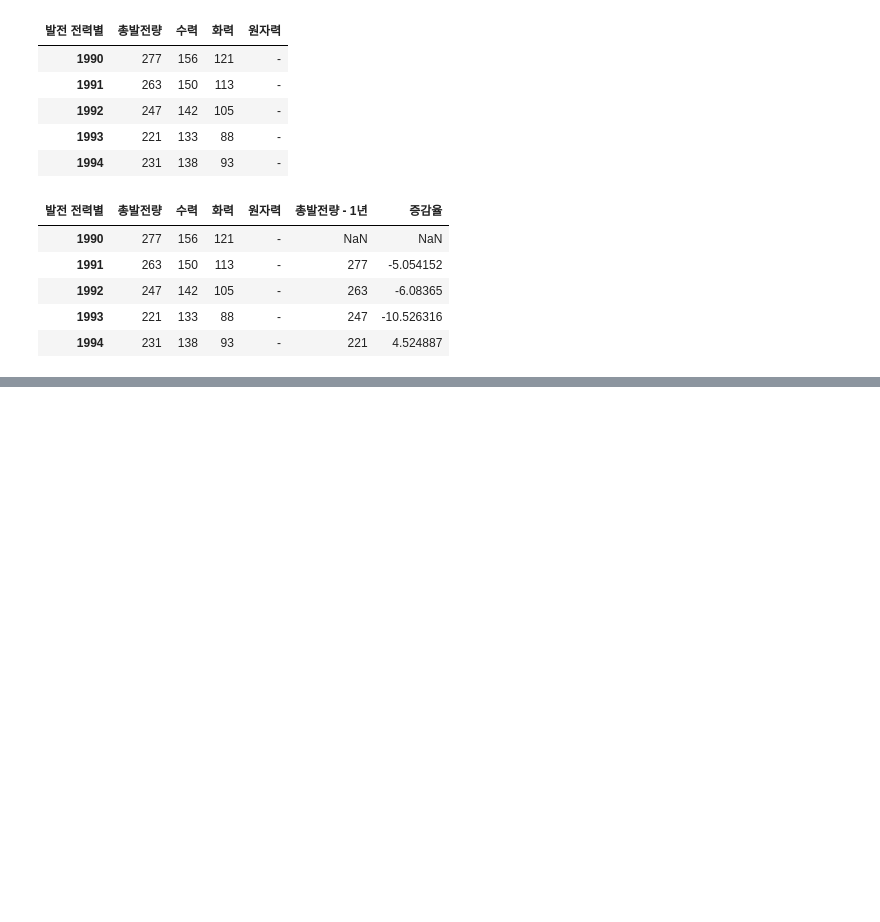
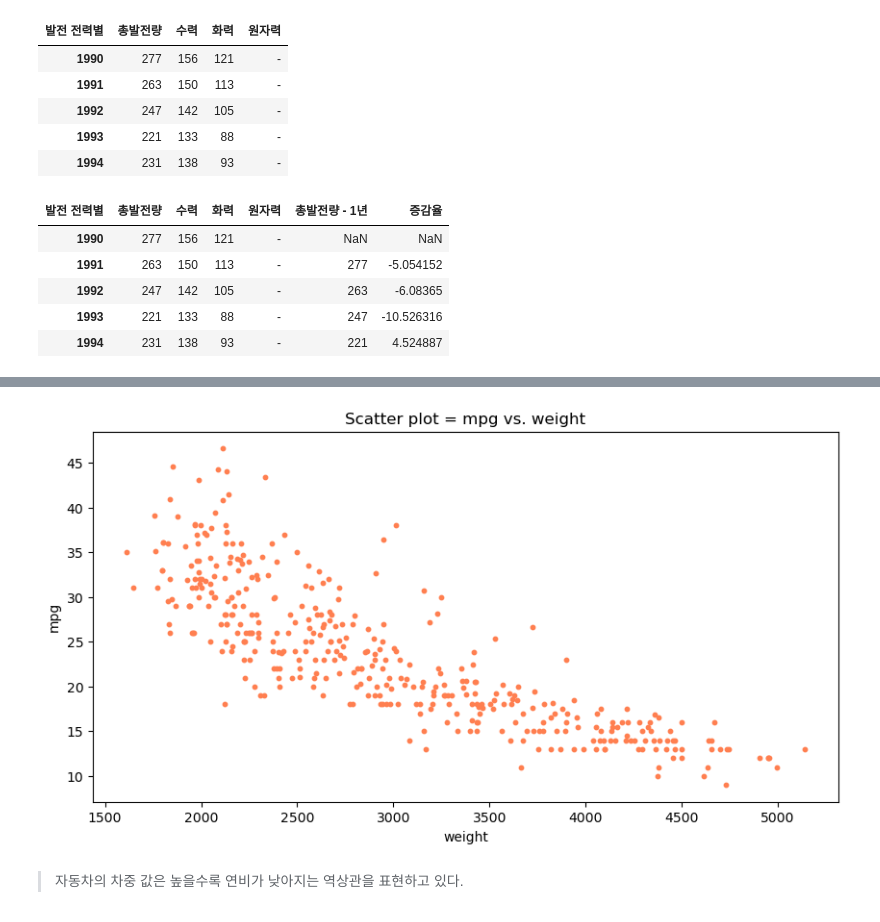
Before and after one commit to leesaereum/Python, a Jupyter notebook: 3. DataAnalysis/Note/09. 시각화도구.ipynb, the cells around one changed output, grey strips where cells are left out. Saved outputs shown, nothing was run; the diff lists cells and outputs as text; code cells hidden in the pictures; blank space fills up the shorter version.

```diff
--- a/3. DataAnalysis/Note/09. 시각화도구.ipynb
+++ b/3. DataAnalysis/Note/09. 시각화도구.ipynb
@@ -158,0 +207,19 @@ plt.show()
+# %%
+plt.style.use('classic')
+plt.style.use('default')
+# %%
+# 연비(mpg)와 차중(weight) 열에 대한 산점도 그리기
+df.plot(
+    kind = 'scatter',
+    x = 'weight',
+    y = 'mpg',
+    c = 'coral',
+    s = 10, # dot size ,
+    figsize=(10,5)
+)
+plt.title('Scatter plot = mpg vs. weight')
+plt.show()
+# %% [output]
+[figure, added]
+# %% [markdown]
+> 자동차의 차중 값은 높을수록 연비가 낮아지는 역상관을 표현하고 있다.
```
Also changed, not shown: parts of 26 cells of this notebook, 16 other files.
